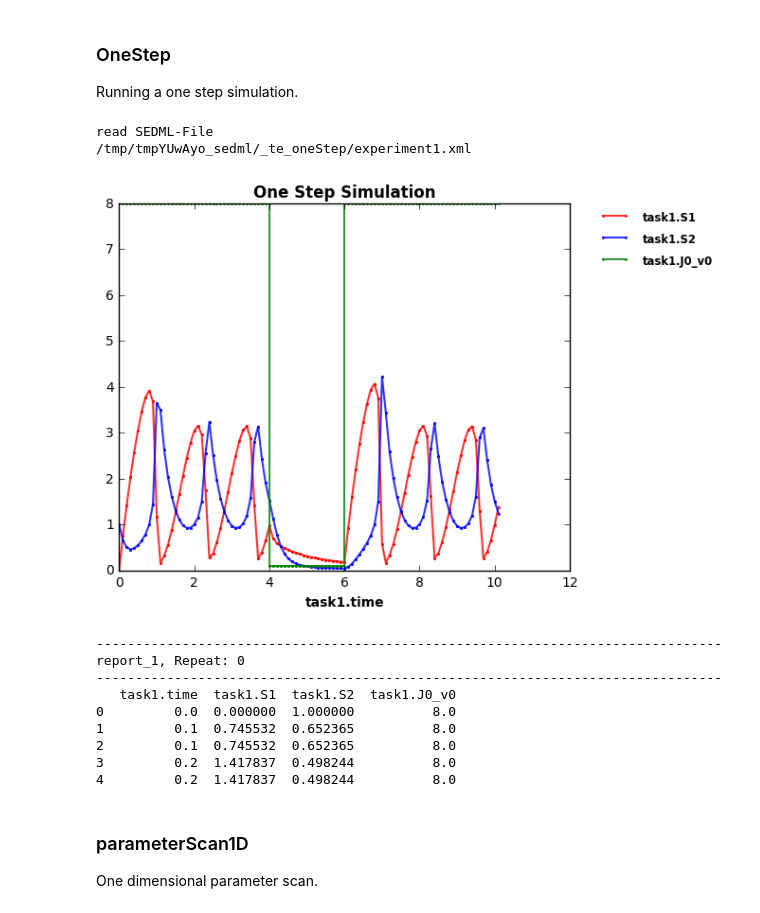
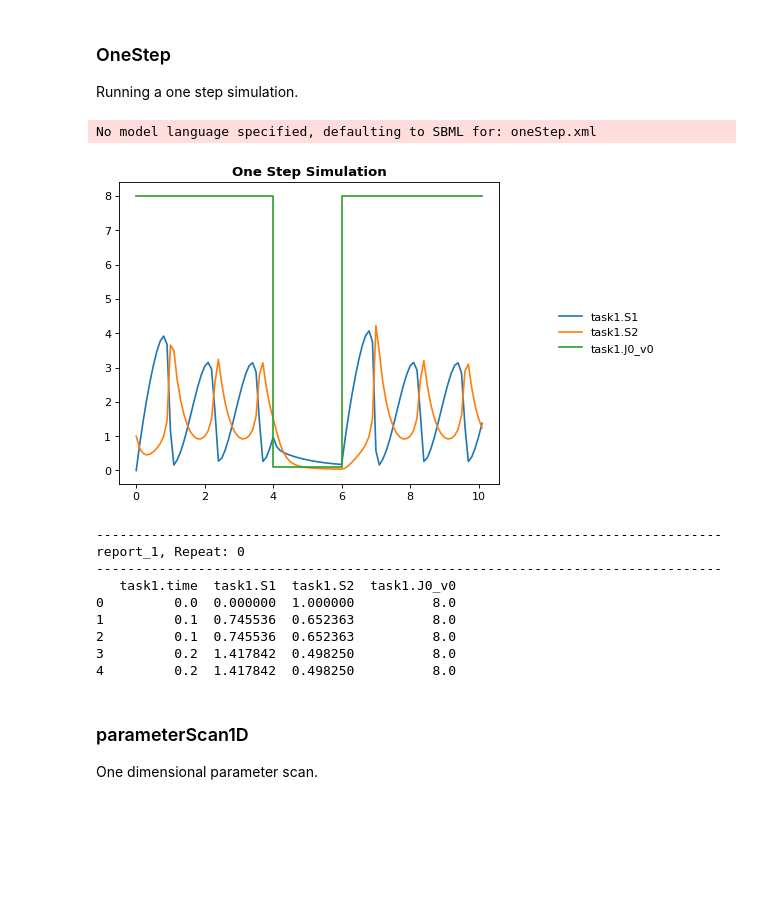
Before and after one commit to sys-bio/tellurium, a Jupyter notebook: examples/notebooks/core/phrasedmlExample.ipynb, the cells around one changed output. Drawn from its saved outputs; the diff is of its cells as text; code cells hidden in the pictures; blank space fills up the shorter version.

```diff
--- a/examples/notebooks/core/phrasedmlExample.ipynb
+++ b/examples/notebooks/core/phrasedmlExample.ipynb
@@ -135,7 +127,7 @@ Running a one step simulation.
 # %%
 import tellurium as te
 
-antimonyStr = '''
+antimony_str = '''
 // Created by libAntimony v2.9
 model *oneStep()
 
@@ -156,49 +148,55 @@ S2 = 1;
 X0 = 1;
 X1 = 0;
 X2 = 0;
 
 // Compartment initializations:
 compartment_ = 1;
 
 // Variable initializations:
 J0_v0 = 8;
 J1_k3 = 0;
 J2_k1 = 1;
 J2_k_1 = 0;
 J2_c = 1;
 J2_q = 3;
 J3_k2 = 5;
 
 // Other declarations:
 const compartment_, J0_v0, J1_k3, J2_k1, J2_k_1, J2_c, J2_q, J3_k2;
 end
 '''
 
-phrasedmlStr = '''
+phrasedml_str = '''
 model1 = model "oneStep"
 stepper = simulate onestep(0.1)
 task0 = run stepper on model1
 task1 = repeat task0 for local.x in uniform(0, 10, 100), J0_v0 = piecewise(8, x<4, 0.1, 4<=x<6, 8)
 plot "One Step Simulation" task1.time vs task1.S1, task1.S2, task1.J0_v0
 report task1.time vs task1.S1, task1.S2, task1.J0_v0
 '''
 
-# phrasedml experiment
-exp = te.experiment(antimonyStr, phrasedmlStr)
-exp.execute(phrasedmlStr)
+# create the inline OMEX string
+inline_omex = '\n'.join([antimony_str, phrasedml_str])
+
+# export to a COMBINE archive
+workingDir = tempfile.mkdtemp(suffix="_omex")
+archive_name = os.path.join(workingDir, 'archive.omex')
+te.exportInlineOmex(inline_omex, archive_name)
+# convert the COMBINE archive back into an
+# inline OMEX (transparently) and execute it
+te.convertAndExecuteCombineArchive(archive_name)
 # %% [output]
-read SEDML-File
-/tmp/tmpYUwAyo_sedml/_te_oneStep/experiment1.xml
+No model language specified, defaulting to SBML for: oneStep.xml
-[figure, old version]
+[figure, new version]
 --------------------------------------------------------------------------------
 report_1, Repeat: 0
 --------------------------------------------------------------------------------
    task1.time  task1.S1  task1.S2  task1.J0_v0
 0         0.0  0.000000  1.000000          8.0
-1         0.1  0.745532  0.652365          8.0
-2         0.1  0.745532  0.652365          8.0
-3         0.2  1.417837  0.498244          8.0
-4         0.2  1.417837  0.498244          8.0
+1         0.1  0.745536  0.652363          8.0
+2         0.1  0.745536  0.652363          8.0
+3         0.2  1.417842  0.498250          8.0
+4         0.2  1.417842  0.498250          8.0
 # %% [markdown]
 ### parameterScan1D
 One dimensional parameter scan.
```
Also changed, not shown: parts of 7 cells of this notebook.
